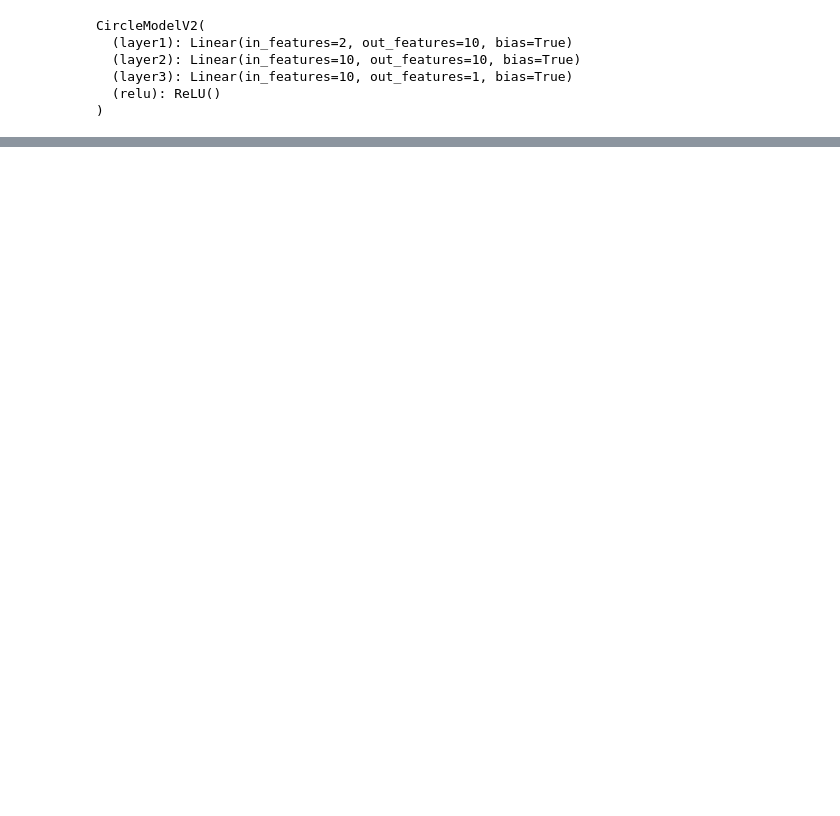
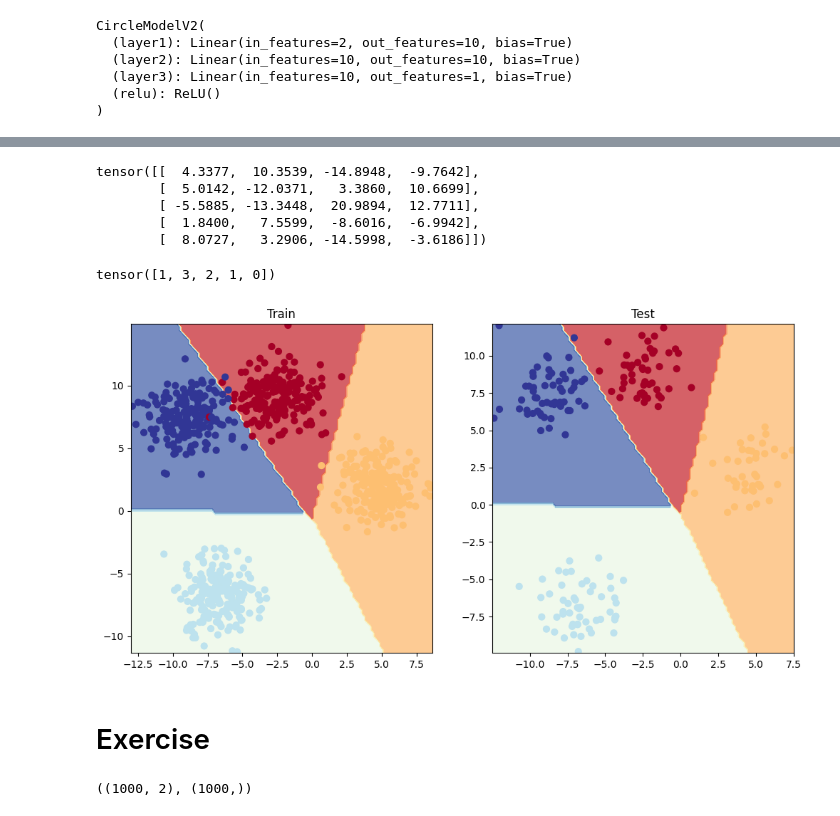
Before and after one commit to Digvijay25/PyTorch-Deep-Learning-Bootcamp, a Jupyter notebook: 02_PyTorch_Neural_Network_Classification.ipynb, the cells around one changed output, grey strips where cells are left out. Saved outputs shown, nothing was run; the diff lists cells and outputs as text; code cells hidden in the pictures; blank space fills up the shorter version.

```diff
--- a/02_PyTorch_Neural_Network_Classification.ipynb
+++ b/02_PyTorch_Neural_Network_Classification.ipynb
@@ -256,0 +308,3 @@ plot_decision_boundary(model_3, X_test, y_test) # model_3 = has non-linearity
+# %%
+loss_fn = nn.CrossEntropyLoss()
+optimizer = torch.optim.SGD(params=model_4.parameters(), lr=0.1)
@@ -256,0 +319,5 @@ plot_decision_boundary(model_3, X_test, y_test) # model_3 = has non-linearity
+# %%
+y_logits = model_4(X_train).to(device)
+
+y_pred_probs = torch.softmax(y_logits, dim=1)
+y_pred_probs[:5]
@@ -256,0 +334,28 @@ plot_decision_boundary(model_3, X_test, y_test) # model_3 = has non-linearity
+# %%
+torch.manual_seed(42)
+
+epochs = 100
+
+X_train, y_train = X_train.to(device), y_train.to(device)
+x_test, y_test = X_test.to(device), y_test.to(device)
+
+for epoch in range(epochs):
+  model_4.train()
+  y_logits = model_4(X_train)
+  y_pred = torch.softmax(y_logits, dim=1).argmax(dim=1)
+  loss = loss_fn(y_logits, y_train)
+  acc = accuracy_fn(y_train, y_pred)
+
+  optimizer.zero_grad()
+  loss.backward()
+  optimizer.step()
+
+  model_4.eval()
+  with torch.inference_mode():
+    test_logits = model_4(X_test)
+    test_pred = torch.softmax(test_logits, dim=1).argmax(dim=1)
+    test_loss = loss_fn(test_logits, y_test)
+    test_acc = accuracy_fn(y_test, test_pred)
+
+  if epoch % 10 == 0:
+    print(f'Epoch: {epoch} | Loss: {loss: .5f} | Acc: {acc: .2f}% | Test Loss: {test_loss: .5f} | Test Acc: {test_acc: .2f}%')
@@ -256,0 +373,31 @@ plot_decision_boundary(model_3, X_test, y_test) # model_3 = has non-linearity
+# %%
+model_4.eval()
+with torch.inference_mode():
+  y_logits = model_4(X_test)
+
+y_logits[:5]
+# %% [output]
+tensor([[  4.3377,  10.3539, -14.8948,  -9.7642],
+        [  5.0142, -12.0371,   3.3860,  10.6699],
+        [ -5.5885, -13.3448,  20.9894,  12.7711],
+        [  1.8400,   7.5599,  -8.6016,  -6.9942],
+        [  8.0727,   3.2906, -14.5998,  -3.6186]])
+# %%
+y_pred_probs = torch.softmax(y_logits, dim=1)
+
+y_preds = y_pred_probs.argmax(dim=1)
+y_preds[:5]
+# %% [output]
+tensor([1, 3, 2, 1, 0])
+# %%
+plt.figure(figsize=(12, 6))
+plt.subplot(1, 2, 1)
+plt.title("Train")
+plot_decision_boundary(model_4, X_train, y_train)
+plt.subplot(1, 2, 2)
+plt.title("Test")
+plot_decision_boundary(model_4, X_test, y_test)
+# %% [output]
+[figure, added]
+# %% [markdown]
+# Exercise
@@ -256,0 +407,5 @@ plot_decision_boundary(model_3, X_test, y_test) # model_3 = has non-linearity
+# %%
+X, y = make_moons(n_samples=1000, noise=0.1)
+X.shape, y.shape
+# %% [output]
+((1000, 2), (1000,))
```
Also changed, not shown: parts of 35 cells of this notebook.
